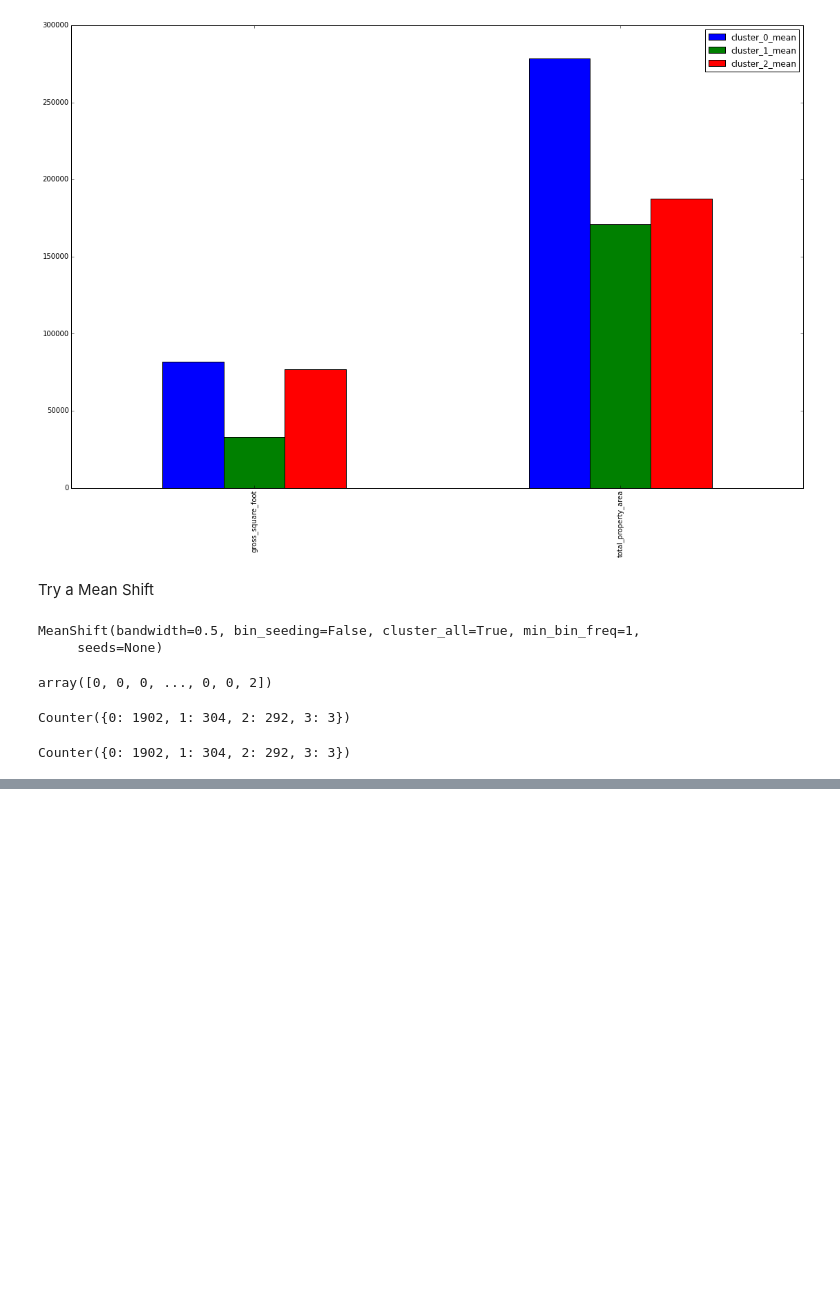
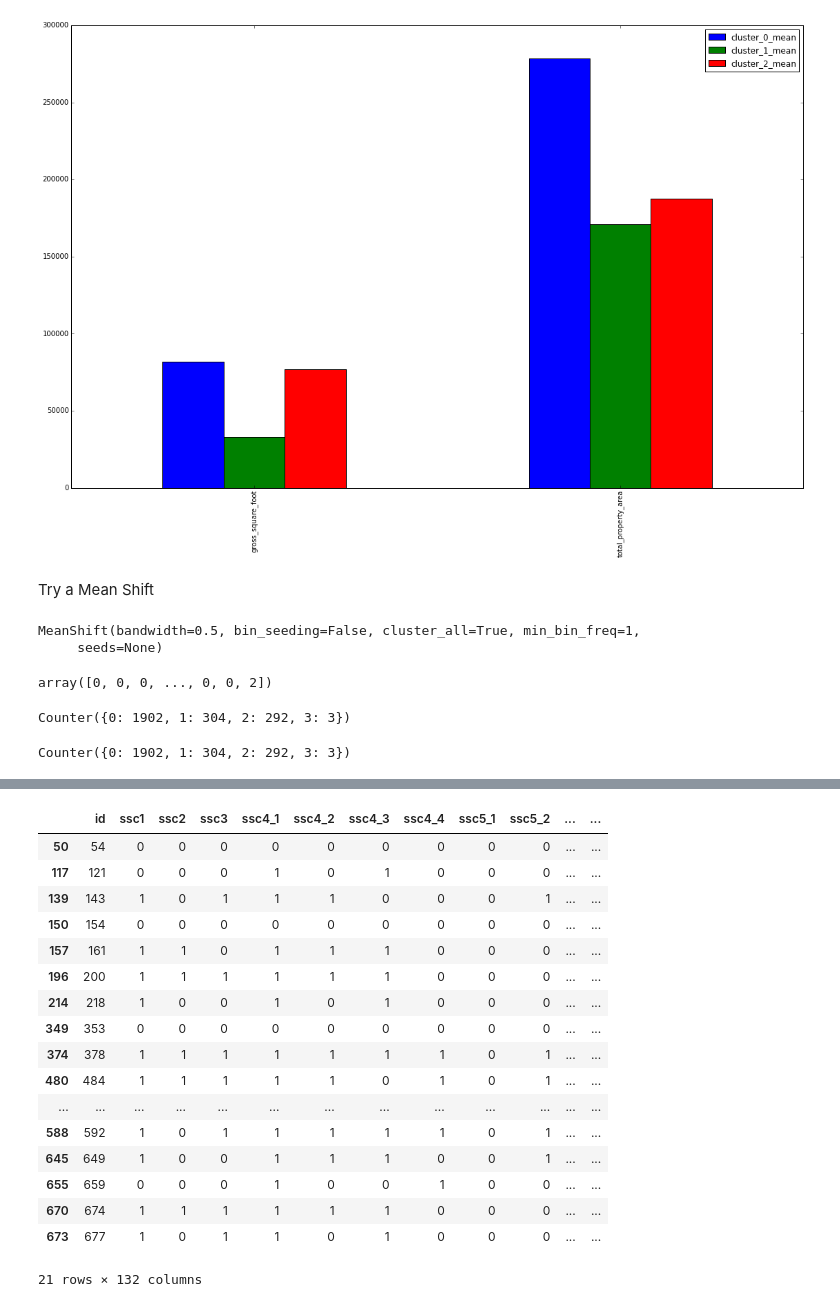
Before and after one commit to Data-Science-TIY/builditgreen, a Jupyter notebook: builditgreen/ExploreCityData.ipynb, the cells around one changed output, grey strips where cells are left out. Cells and saved outputs as stored; diff of their text form; code cells hidden in the pictures; blank space fills up the shorter version.

```diff
--- a/builditgreen/ExploreCityData.ipynb
+++ b/builditgreen/ExploreCityData.ipynb
@@ -593,0 +616,4 @@ Counter({0: 1902, 1: 304, 2: 292, 3: 3})
+# %%
+conn = psycopg2.connect(database="builditgreen")
+# %%
+scores_2_1_df = pdsql.read_frame("SELECT * FROM %s;" % 'api_scoretwopointone', conn)
@@ -593,0 +624,2 @@ Counter({0: 1902, 1: 304, 2: 292, 3: 3})
+# %%
+merged_df_2_1 = pd.merge(scores_2_1_df,projects_df,on='project_id')
@@ -593,0 +646,21 @@ Counter({0: 1902, 1: 304, 2: 292, 3: 3})
+# %%
+merged_df_2_1[(merged_df_2_1["city"] == "Chicago")|(merged_df_2_1["city"] == "CHICAGO")]
+# %% [output]
+|  | id | ssc1 | ssc2 | ssc3 | ssc4_1 | ssc4_2 | ssc4_3 | ssc4_4 | ssc5_1 | ssc5_2 | ... | ... |
+| 50 | 54 | 0 | 0 | 0 | 0 | 0 | 0 | 0 | 0 | 0 | ... | ... |
+| 117 | 121 | 0 | 0 | 0 | 1 | 0 | 1 | 0 | 0 | 0 | ... | ... |
+| 139 | 143 | 1 | 0 | 1 | 1 | 1 | 0 | 0 | 0 | 1 | ... | ... |
+| 150 | 154 | 0 | 0 | 0 | 0 | 0 | 0 | 0 | 0 | 0 | ... | ... |
+| 157 | 161 | 1 | 1 | 0 | 1 | 1 | 1 | 0 | 0 | 0 | ... | ... |
+| 196 | 200 | 1 | 1 | 1 | 1 | 1 | 1 | 0 | 0 | 0 | ... | ... |
+| 214 | 218 | 1 | 0 | 0 | 1 | 0 | 1 | 0 | 0 | 0 | ... | ... |
+| 349 | 353 | 0 | 0 | 0 | 0 | 0 | 0 | 0 | 0 | 0 | ... | ... |
+| 374 | 378 | 1 | 1 | 1 | 1 | 1 | 1 | 1 | 0 | 1 | ... | ... |
+| 480 | 484 | 1 | 1 | 1 | 1 | 1 | 0 | 1 | 0 | 1 | ... | ... |
+| ... | ... | ... | ... | ... | ... | ... | ... | ... | ... | ... | ... | ... |
+| 588 | 592 | 1 | 0 | 1 | 1 | 1 | 1 | 1 | 0 | 1 | ... | ... |
+| 645 | 649 | 1 | 0 | 0 | 1 | 1 | 1 | 0 | 0 | 1 | ... | ... |
+| 655 | 659 | 0 | 0 | 0 | 1 | 0 | 0 | 1 | 0 | 0 | ... | ... |
+| 670 | 674 | 1 | 1 | 1 | 1 | 1 | 1 | 0 | 0 | 0 | ... | ... |
+| 673 | 677 | 1 | 0 | 1 | 1 | 0 | 1 | 0 | 0 | 0 | ... | ... |
+21 rows × 132 columns
```
Also changed, not shown: parts of 4 cells of this notebook, 1 other file.
